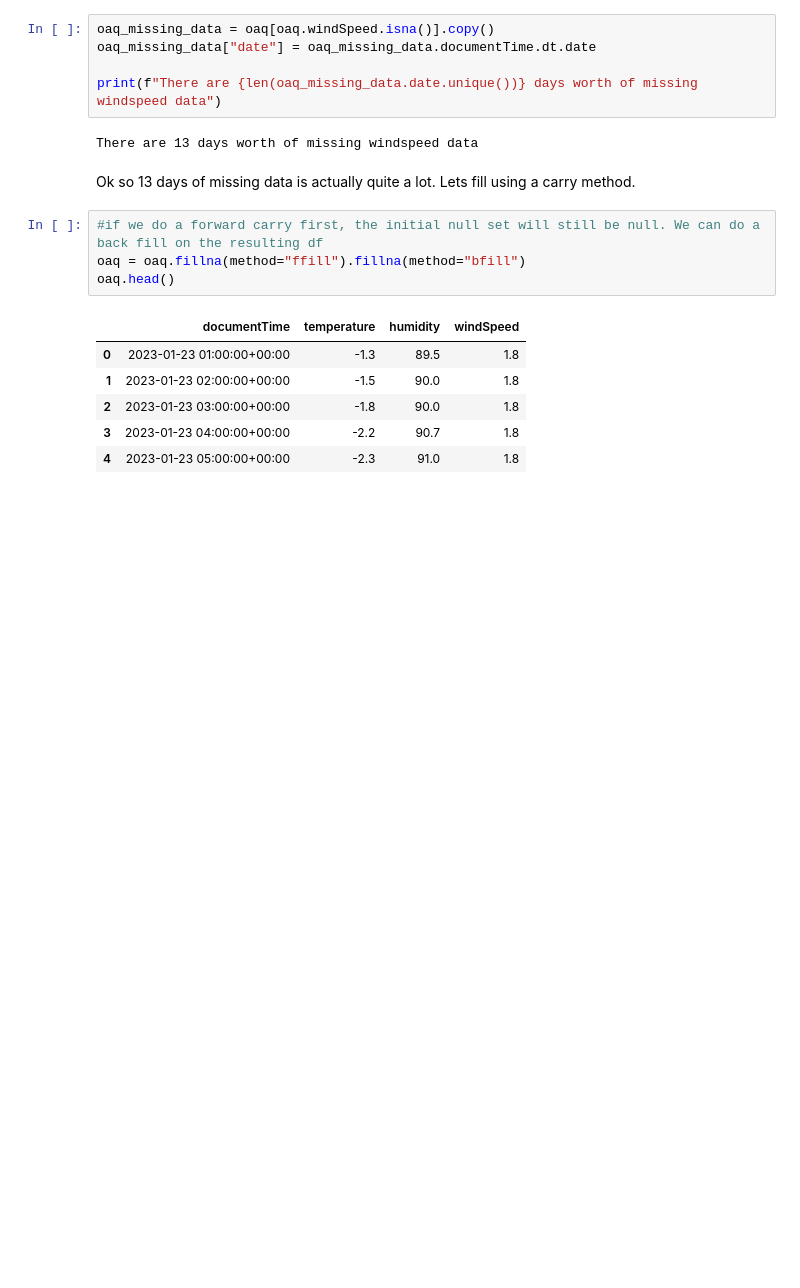
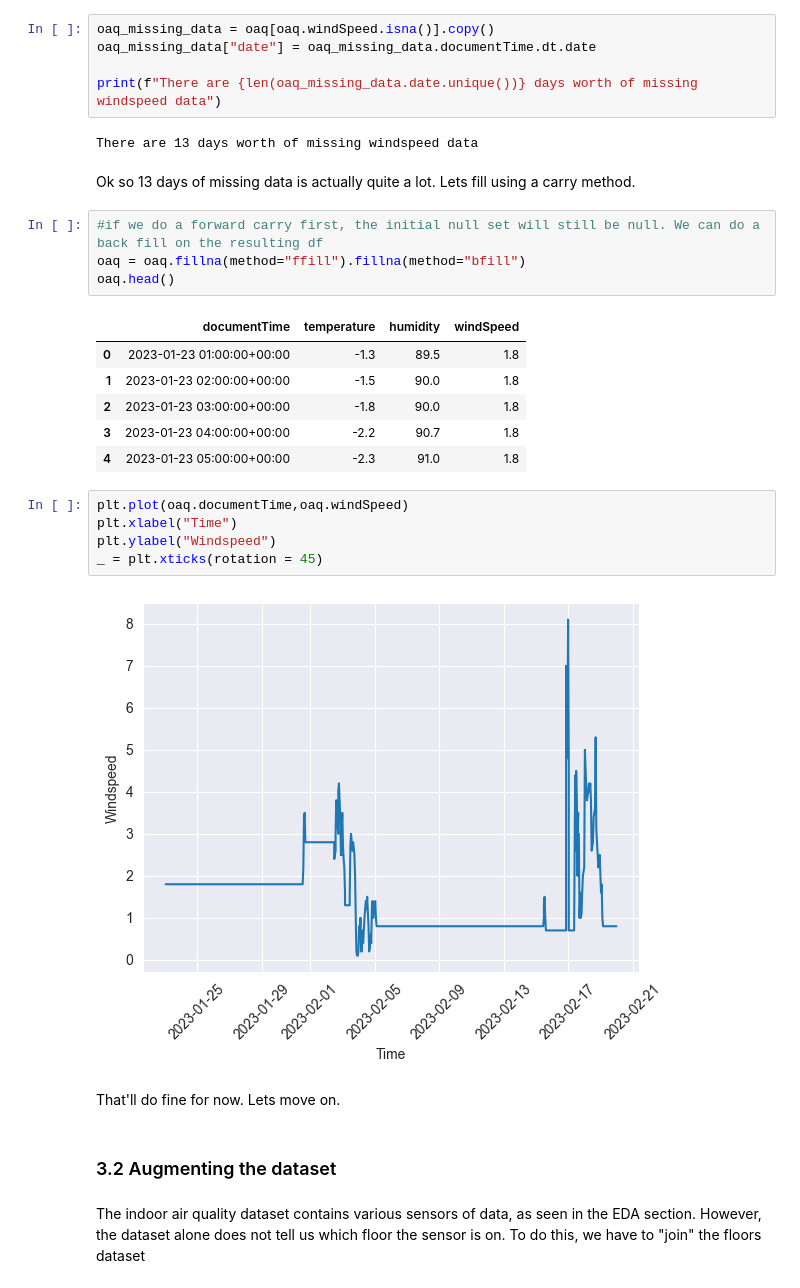
Before and after one commit to SidMurthy97/fp_task, a Jupyter notebook: analysis.ipynb, the cells around one changed output. Cells and saved outputs as stored; diff of their text form; blank space fills up the shorter version.

Commit message:
augmenting dataset with floor data

```diff
--- a/analysis.ipynb
+++ b/analysis.ipynb
@@ -219,3 +221,16 @@ oaq.head()
 | 2 | 2023-01-23 03:00:00+00:00 | -1.8 | 90.0 | 1.8 |
 | 3 | 2023-01-23 04:00:00+00:00 | -2.2 | 90.7 | 1.8 |
 | 4 | 2023-01-23 05:00:00+00:00 | -2.3 | 91.0 | 1.8 |
+# %%
+plt.plot(oaq.documentTime,oaq.windSpeed)
+plt.xlabel("Time")
+plt.ylabel("Windspeed")
+_ = plt.xticks(rotation = 45)
+# %% [output]
+[figure, added]
+# %% [markdown]
+That'll do fine for now. Lets move on.
+# %% [markdown]
+### 3.2 Augmenting the dataset
+# %% [markdown]
+The indoor air quality dataset contains various sensors of data, as seen in the EDA section. However, the dataset alone does not tell us which floor the sensor is on. To do this, we have to "join" the floors dataset
```
Also changed, not shown: parts of 5 cells of this notebook.
